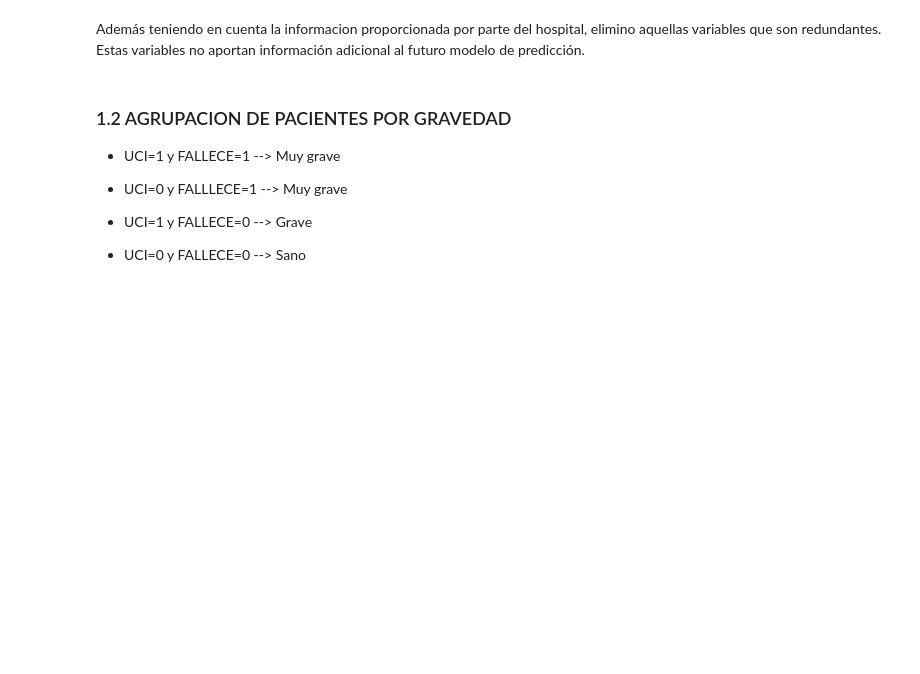
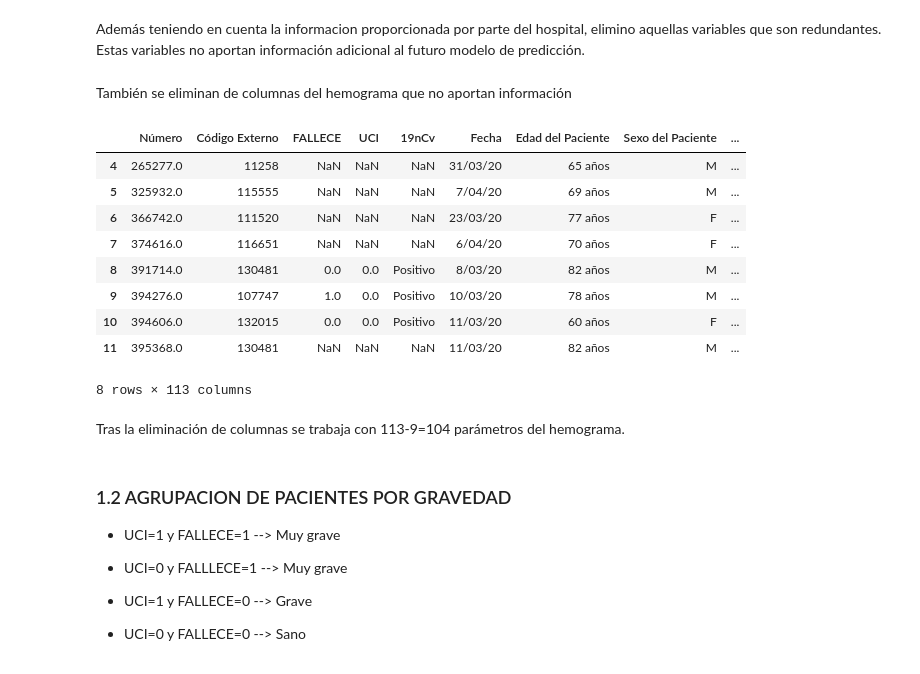
Before and after one commit to jorgealarconlucas/TFG, a Jupyter notebook: TFG.ipynb, the cells around one changed output. Saved outputs shown, nothing was run; the diff lists cells and outputs as text; code cells hidden in the pictures; blank space fills up the shorter version.

```diff
--- a/TFG.ipynb
+++ b/TFG.ipynb
@@ -143,6 +143,24 @@ db1.shape
 Además teniendo en cuenta la informacion proporcionada por parte del hospital, elimino aquellas variables que son redundantes. Estas variables no aportan información adicional al futuro modelo de predicción.
 # %%
 db1=db1.drop(["NE_R","NEU_a","NEU_p","LY_R","LIN_a","LIN_p","MO_R","EO_R","BA_R"],axis=1) #axis=1 ya que lo que elimino son columnas.
+# %% [markdown]
+También se eliminan de columnas del hemograma que no aportan información
+# %%
+db1=db1.drop(["FRSP","COMHE","AVSBL","AVSPL","AVSRJ","AVNRB","ESSYS"],axis=1) #axis=1 ya que lo que elimino son columnas.
+db1.head(8)
+# %% [output]
+|  | Número | Código Externo | FALLECE | UCI | 19nCv | Fecha | Edad del Paciente | Sexo del Paciente | ... |
+| 4 | 265277.0 | 11258 | NaN | NaN | NaN | 31/03/20 | 65 años | M | ... |
+| 5 | 325932.0 | 115555 | NaN | NaN | NaN | 7/04/20 | 69 años | M | ... |
+| 6 | 366742.0 | 111520 | NaN | NaN | NaN | 23/03/20 | 77 años | F | ... |
+| 7 | 374616.0 | 116651 | NaN | NaN | NaN | 6/04/20 | 70 años | F | ... |
+| 8 | 391714.0 | 130481 | 0.0 | 0.0 | Positivo | 8/03/20 | 82 años | M | ... |
+| 9 | 394276.0 | 107747 | 1.0 | 0.0 | Positivo | 10/03/20 | 78 años | M | ... |
+| 10 | 394606.0 | 132015 | 0.0 | 0.0 | Positivo | 11/03/20 | 60 años | F | ... |
+| 11 | 395368.0 | 130481 | NaN | NaN | NaN | 11/03/20 | 82 años | M | ... |
+8 rows × 113 columns
+# %% [markdown]
+Tras la eliminación de columnas se trabaja con 113-9=104 parámetros del hemograma.
 # %% [markdown]
 ### 1.2 AGRUPACION DE PACIENTES POR GRAVEDAD
 
```
Also changed, not shown: parts of 34 cells of this notebook.
